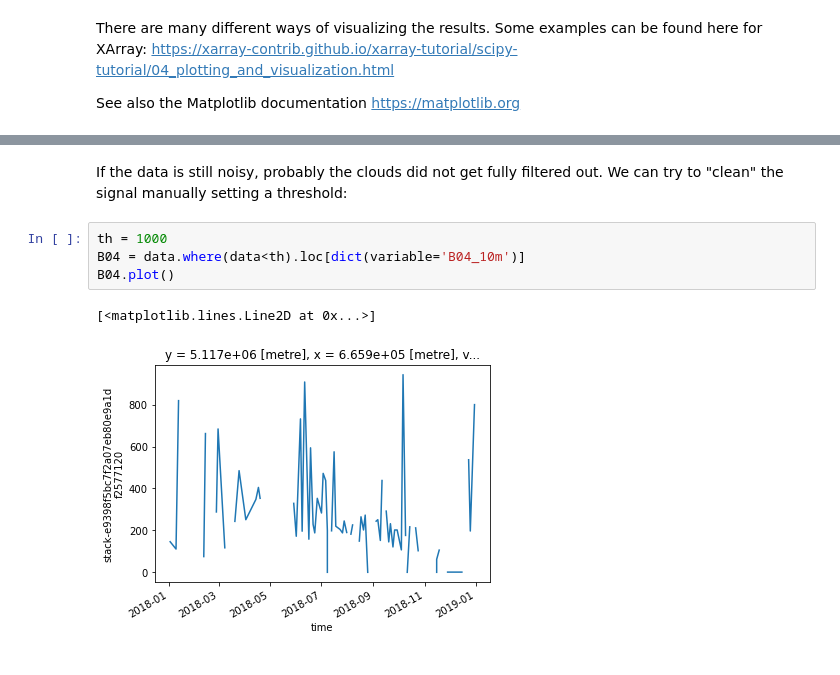
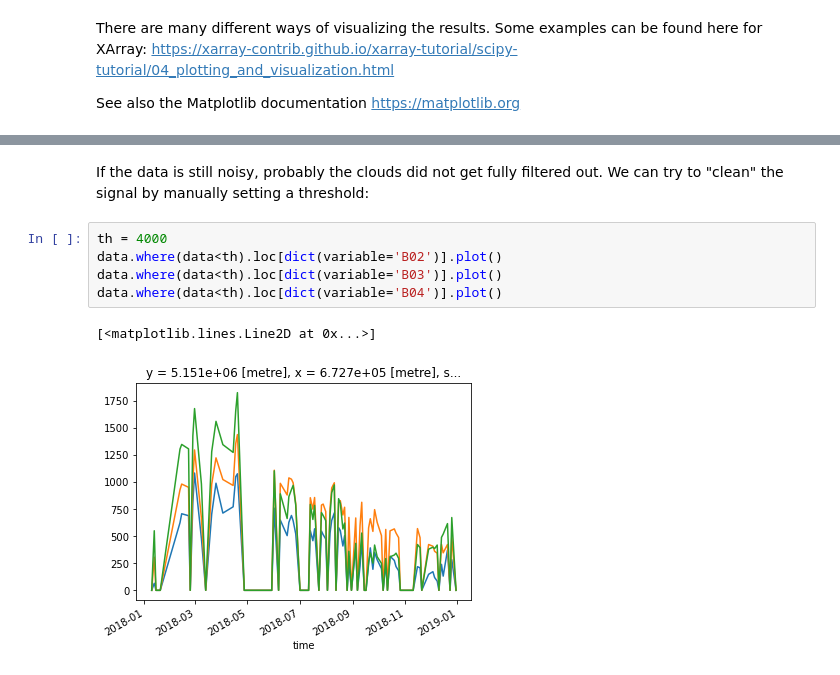
Before and after one commit to clausmichele/eurac-openeo-examples, a Jupyter notebook: python/Sentinel2_point_timeseries.ipynb, the cells around one changed output, grey strips where cells are left out. Drawn from its saved outputs; the diff is of its cells as text.

```diff
--- a/python/Sentinel2_point_timeseries.ipynb
+++ b/python/Sentinel2_point_timeseries.ipynb
@@ -92,9 +92,10 @@ B04.plot()
 # %% [markdown]
-If the data is still noisy, probably the clouds did not get fully filtered out. We can try to "clean" the signal manually setting a threshold:
+If the data is still noisy, probably the clouds did not get fully filtered out. We can try to "clean" the signal by manually setting a threshold:
 # %%
-th = 1000
-B04 = data.where(data<th).loc[dict(variable='B04_10m')]
-B04.plot()
+th = 4000
+data.where(data<th).loc[dict(variable='B02')].plot()
+data.where(data<th).loc[dict(variable='B03')].plot()
+data.where(data<th).loc[dict(variable='B04')].plot()
 # %% [output]
 [<matplotlib.lines.Line2D at 0x...>]
-[figure, old version]
+[figure, new version]
```
Also changed, not shown: parts of 10 cells of this notebook, 1 other file.
